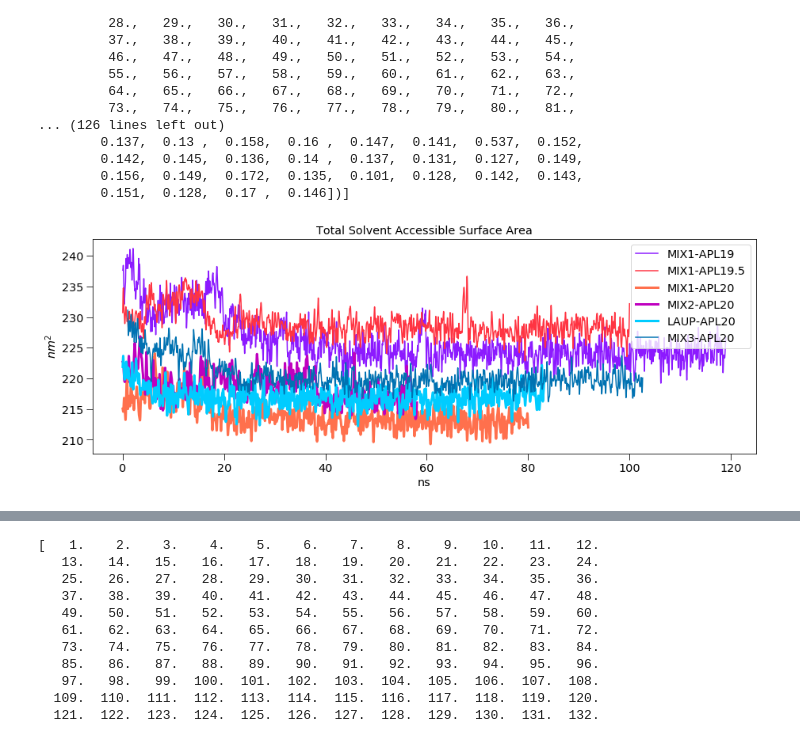
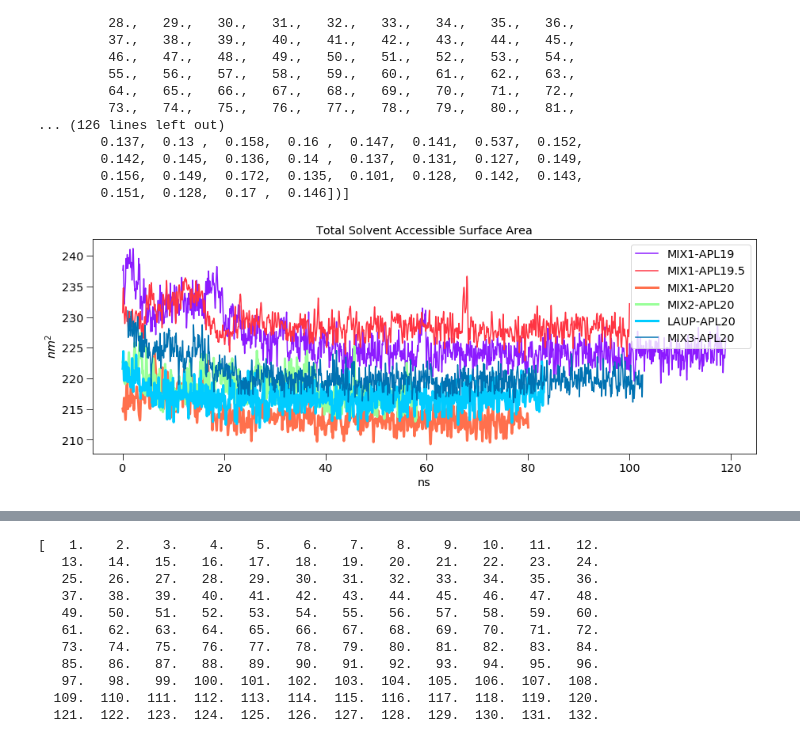
Before and after one commit to fearlessroad/mixed-monolayers, a Jupyter notebook: si_figures/solvent_accessibility.ipynb, the cells around one changed output, grey strips where cells are left out. Drawn from its saved outputs; the diff is of its cells as text; code cells hidden in the pictures.

Commit message:
working up data

```diff
--- a/si_figures/solvent_accessibility.ipynb
+++ b/si_figures/solvent_accessibility.ipynb
@@ -52,11 +52,11 @@ sasa_per_res = np.genfromtxt(filedir+'/sasa_per_residue.xvg', skip_header=25)
 
 #appending data from total_sasa
 a19 = []
-b = []
+b19 = []
 a19.append(total_sasa[:,0]/1000)
-print(a)
-b.append(total_sasa[:,1])
-print(b)
+print(a19)
+b19.append(total_sasa[:,1])
+print(b19)
 
 #appending data from solv_nrg
 c = []
@@ -181,7 +183,7 @@ import scipy.signal as signal
 N  = 3    # Filter order
 Wn = 0.1 # Cutoff frequency
 B, A = signal.butter(N, Wn, output='ba')
-smooth_data19 = signal.filtfilt(B,A, b)
+smooth_data19 = signal.filtfilt(B,A, b19)
 
 plt.title('Total Solvent Accesible Surface Area')
 plt.ylabel(r'$\AA$''$^2$')
@@ -278,23 +280,24 @@ smooth_data_mix3 = signal.filtfilt(B, A, mix3b)
 # %%
 #total SASA
 import scipy.signal as signal
 
 N  = 3    # Filter order
 Wn = 0.07 # Cutoff frequency
 B, A = signal.butter(N, Wn, output='ba')
 smooth_data20 = signal.filtfilt(B,A, b20)
+smooth_data195 = signal.filtfilt(B, A, b195)
 
 plt.title('Total Solvent Accessible Surface Area')
 plt.ylabel(r'$nm$''$^2$')
 plt.xlabel('ns')
 
 plt.errorbar(a19, smooth_data19, color=pu, marker='None', label='MIX1-APL19')
 plt.errorbar(a195, smooth_data195, color=red, marker='None', label='MIX1-APL19.5')
 plt.errorbar(a20, smooth_data20, color=ora, marker='None', label='MIX1-APL20', lw=3)
-plt.errorbar(mix2a, smooth_data_mix2, color='m', marker='None', label='MIX2-APL20', lw=3)
+plt.errorbar(mix2a, smooth_data_mix2, color=gr, marker='None', label='MIX2-APL20', lw=3)
 plt.errorbar(laupa, smooth_data_LAUP, color=cy, marker='None', label='LAUP-APL20', lw=3)
 plt.errorbar(mix3a, smooth_data_mix3, color=dblue, marker='None', label='MIX3-APL20')
 plt.legend(loc=1)
 plt.savefig('/home/adommer/Desktop/total_SASA.png', dpi=300)
 # %% [output]
-[figure, old version]
+[figure, new version]
```
Also changed, not shown: parts of 4 cells of this notebook, 5 other files.
